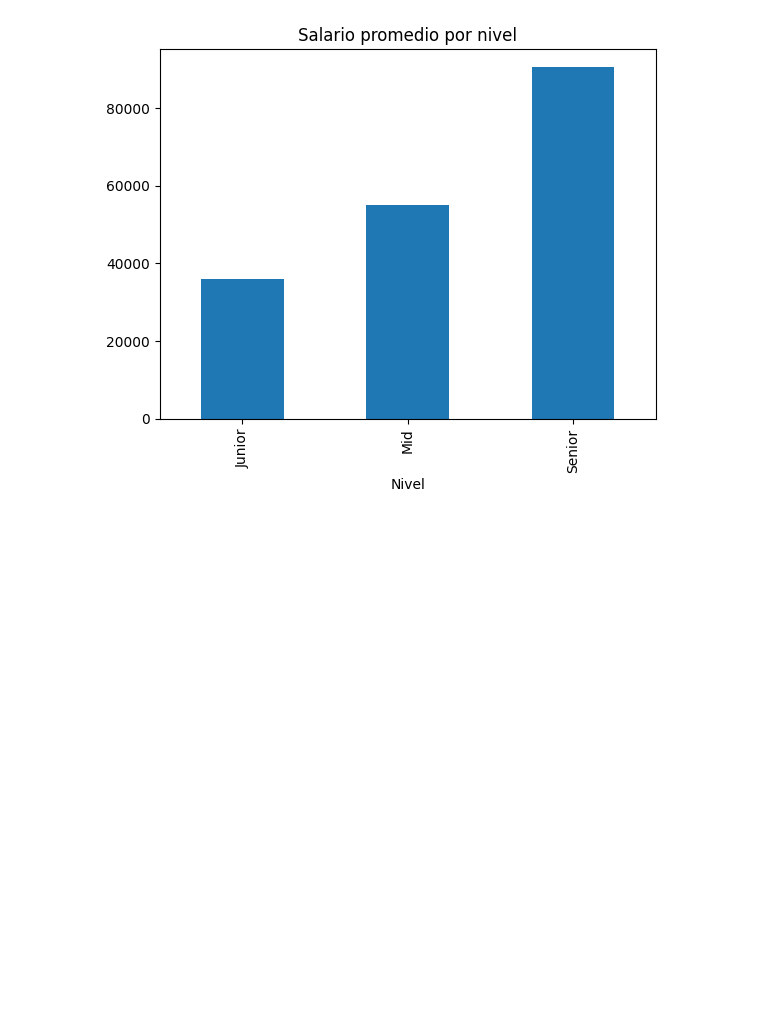
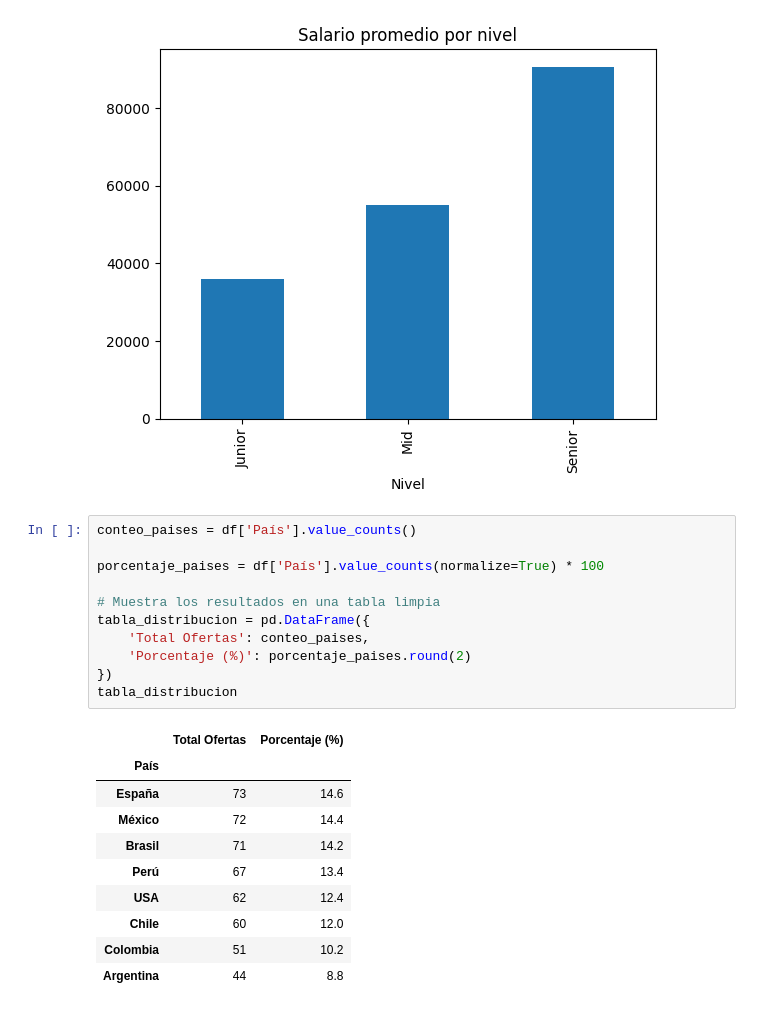
Before and after one commit to Jhoneprez/analisis-mercado-analistas-datos, a Jupyter notebook: python/analisis_mercado_analistas.ipynb, the cells around one changed output. Drawn from its saved outputs; the diff is of its cells as text; blank space fills up the shorter version.

```diff
--- a/python/analisis_mercado_analistas.ipynb
+++ b/python/analisis_mercado_analistas.ipynb
@@ -191,3 +191,25 @@ plt.title("Salario promedio por nivel")
 plt.show()
 # %% [output]
 [figure]
+# %%
+conteo_paises = df['País'].value_counts()
+
+porcentaje_paises = df['País'].value_counts(normalize=True) * 100
+
+# Muestra los resultados en una tabla limpia
+tabla_distribucion = pd.DataFrame({
+    'Total Ofertas': conteo_paises,
+    'Porcentaje (%)': porcentaje_paises.round(2)
+})
+tabla_distribucion
+# %% [output]
+|  | Total Ofertas | Porcentaje (%) |
+| País |  |  |
+| España | 73 | 14.6 |
+| México | 72 | 14.4 |
+| Brasil | 71 | 14.2 |
+| Perú | 67 | 13.4 |
+| USA | 62 | 12.4 |
+| Chile | 60 | 12.0 |
+| Colombia | 51 | 10.2 |
+| Argentina | 44 | 8.8 |
```
Also changed, not shown: parts of 4 cells of this notebook, 4 other files.
